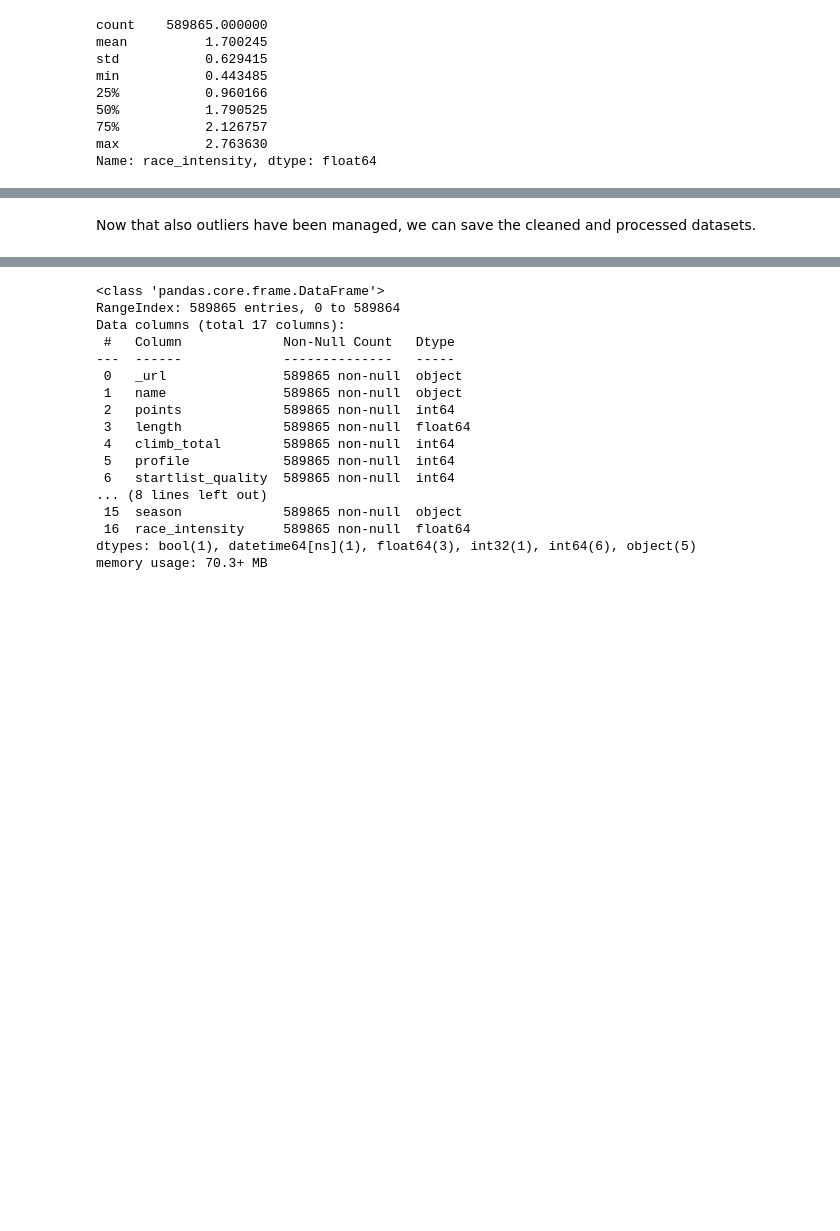
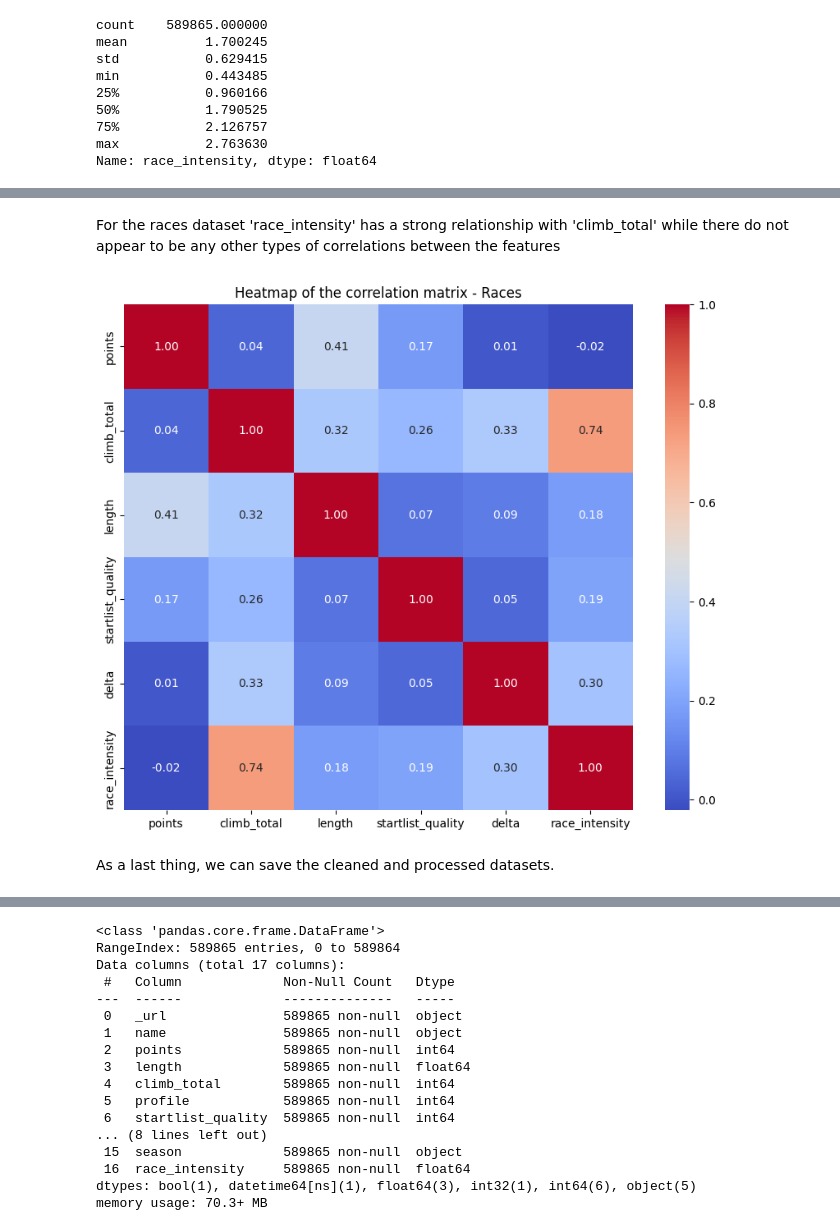
Before and after one commit to leomanne/Data-Mining, a Jupyter notebook: second_task.ipynb, the cells around one changed output, grey strips where cells are left out. Drawn from its saved outputs; the diff is of its cells as text; code cells hidden in the pictures; blank space fills up the shorter version.

```diff
--- a/second_task.ipynb
+++ b/second_task.ipynb
@@ -804,5 +816,16 @@ Name: race_intensity, dtype: float64
+# %% [markdown]
+For the races dataset 'race_intensity' has a strong relationship with 'climb_total' while there do not appear to be any other types of correlations between the features
+# %%
+correlation_matrix = races[['points', 'climb_total', 'length', 'startlist_quality', 'delta', 'race_intensity']].corr()
+
+plt.figure(figsize=(10, 8))
+sns.heatmap(correlation_matrix, annot=True, cmap='coolwarm', fmt='.2f')
+plt.title('Heatmap of the correlation matrix - Races')
+plt.show()
+# %% [output]
+[figure, added]
 # %% [markdown]
-Now that also outliers have been managed, we can save the cleaned and processed datasets.
+As a last thing, we can save the cleaned and processed datasets.
 # %%
 cyclists.info()
 cyclists.to_csv('dataset/cyclists_trasformed.csv', index=False)
```
Also changed, not shown: parts of 6 cells of this notebook.
